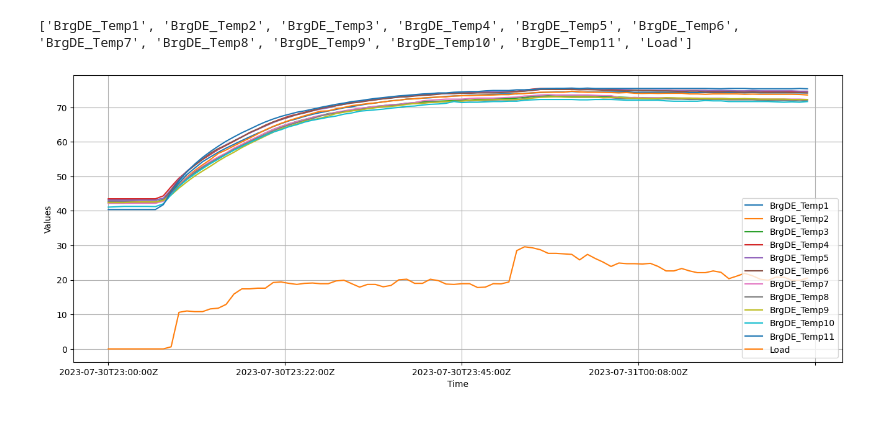
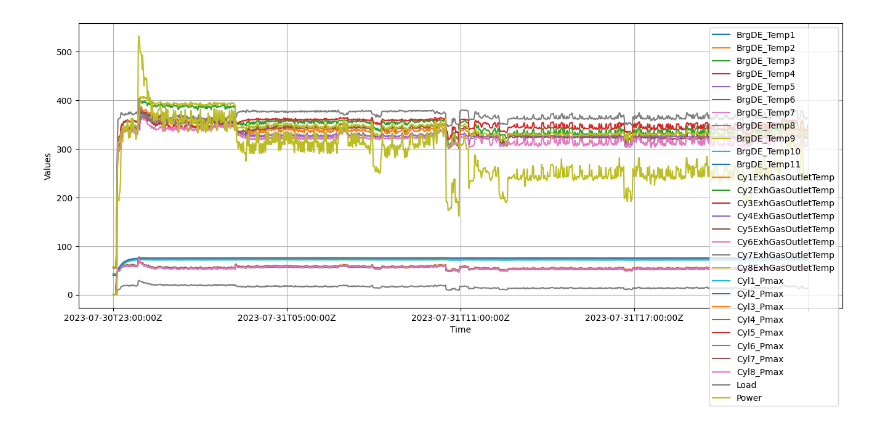
Before and after one commit to hhs0625/anomaly_detection, a Jupyter notebook: generator_engine/data_modificattion.ipynb, the cells around one changed output. Cells and saved outputs as stored; diff of their text form; code cells hidden in the pictures.

```diff
--- a/generator_engine/data_modificattion.ipynb
+++ b/generator_engine/data_modificattion.ipynb
@@ -3,7 +3,6 @@ import numpy as np
 import pandas as pd
 import matplotlib.pyplot as plt
 from influxdb import InfluxDBClient
-from sklearn.preprocessing import MinMaxScaler
 
 # Connect to InfluxDB and fetch data
 client = InfluxDBClient(host='localhost', port=8086)
@@ -11,7 +10,7 @@ client.switch_database('ISS')
 
 # Define the time range for the data retrieval
 start_time = '2023-07-30T23:00:00Z'
-end_time = '2023-07-31T00:30:00Z'
+end_time = '2023-07-31T23:00:00Z'
 
 # Define the queries
 query_dg2 = f'SELECT * FROM "DG2Thing_HMD8310" WHERE time >= \'{start_time}\' AND time < \'{end_time}\''
@@ -19,43 +18,61 @@ query_de2 = f'SELECT * FROM "DE2Thing_HMD8310" WHERE time >= \'{start_time}\' AN
 
 # Fetch data for DG2 and DE2
 results_dg2 = client.query(query_dg2)
 results_de2 = client.query(query_de2)
 
 # Create DataFrames for DG2 and DE2 data
 df_train_dg2 = pd.DataFrame.from_records(results_dg2.get_points())
 df_train_de2 = pd.DataFrame.from_records(results_de2.get_points())
+
+# Create a list to store columns to include in the combined DataFrame
 columns_to_include = []
-# Convert BrgDE_Temp1 to BrgDE_Temp11 columns to numeric
+
+# Convert BrgDE_Temp1 to BrgDE_Temp11 columns to numeric for DG2
 for i in range(1, 12):
     col_name = f'BrgDE_Temp{i}'
     df_train_dg2[col_name] = pd.to_numeric(df_train_dg2[col_name])
     columns_to_include.append(col_name)
 
-df_train_dg2['Load'] = pd.to_numeric(df_train_de2['Load'])
-columns_to_include.append('Load')
+# Convert relevant columns to numeric for DE2
+for i in range(1, 9):
+    col_name = f'Cy{i}ExhGasOutletTemp'
+    df_train_de2[col_name] = pd.to_numeric(df_train_de2[col_name])
+    columns_to_include.append(col_name)
+
+for i in range(1, 9):
+    col_name = f'Cyl{i}_Pmax'
+    df_train_de2[col_name] = pd.to_numeric(df_train_de2[col_name])
+    columns_to_include.append(col_name)
+
+col_name = 'Load'
+df_train_de2[col_name] = pd.to_numeric(df_train_de2[col_name])
+columns_to_include.append(col_name)
+
+col_name = 'Power'
+df_train_de2[col_name] = pd.to_numeric(df_train_de2[col_name])
+columns_to_include.append(col_name)
+
+# Combine the two DataFrames by merging on the 'time' column
+combined_df = pd.merge(df_train_dg2, df_train_de2, on='time')
+
 # Set up the plot
 fig, ax_train = plt.subplots(figsize=(16, 6))
 
-# Plot BrgDE_Temp1 to BrgDE_Temp11 as lines
-for i in range(1, 12):
-    col_name = f'BrgDE_Temp{i}'
-    ax_train.plot(df_train_dg2['time'], df_train_dg2[col_name], label=col_name, linestyle='-')
-print(columns_to_include)
-# Plot the 'Load' data
-ax_train.plot(df_train_dg2['time'], df_train_dg2['Load'], label='Load', linestyle='-')
+# Plot selected columns
+for col_name in columns_to_include:
+    ax_train.plot(combined_df['time'], combined_df[col_name], label=col_name, linestyle='-')
 
 # Set x-axis ticks and grid
-total_len = len(df_train_dg2.index)
+total_len = len(combined_df.index)
 ax_train.set_xticks(np.arange(0, total_len + 1, total_len / 4))
 ax_train.grid(True)
 
 # Set labels and legend
 ax_train.set_xlabel('Time')
 ax_train.set_ylabel('Values')
 ax_train.legend()
 
 # Show the plot
 plt.show()
 # %% [output]
-['BrgDE_Temp1', 'BrgDE_Temp2', 'BrgDE_Temp3', 'BrgDE_Temp4', 'BrgDE_Temp5', 'BrgDE_Temp6', 'BrgDE_Temp7', 'BrgDE_Temp8', 'BrgDE_Temp9', 'BrgDE_Temp10', 'BrgDE_Temp11', 'Load']
-[figure, old version]
+[figure, new version]
```
Also changed, not shown: parts of 3 cells of this notebook.
